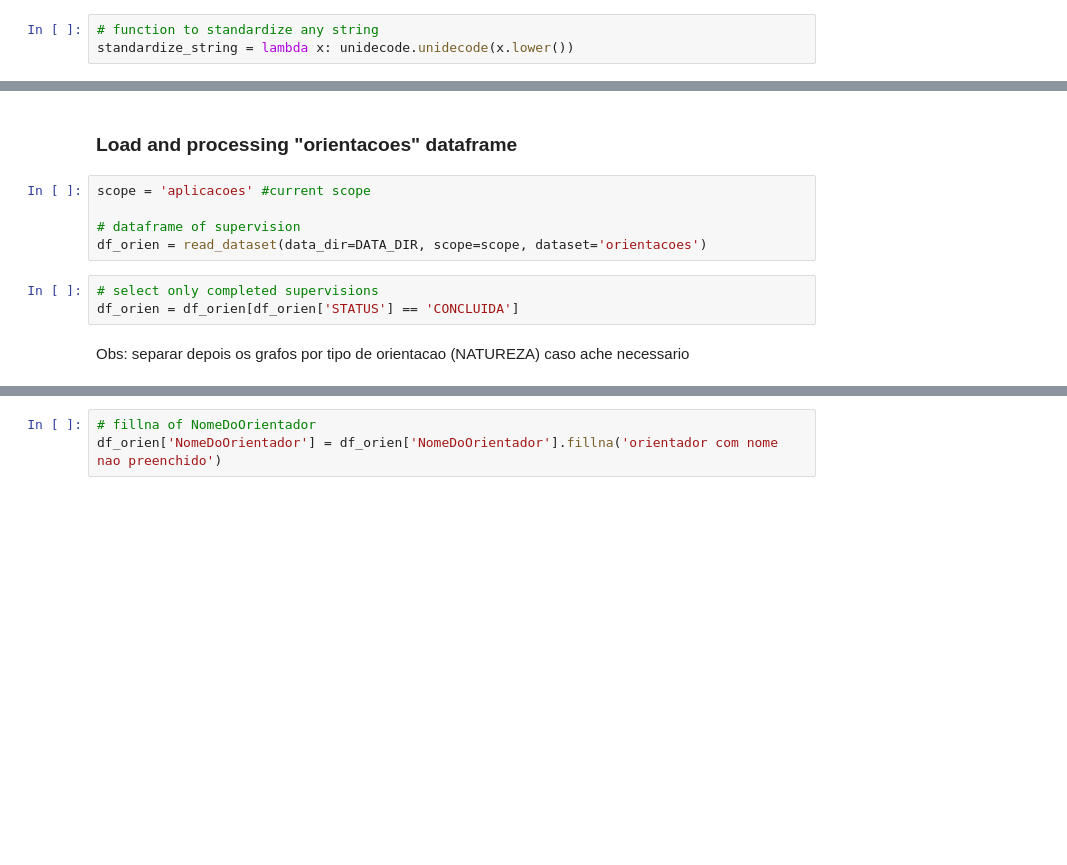
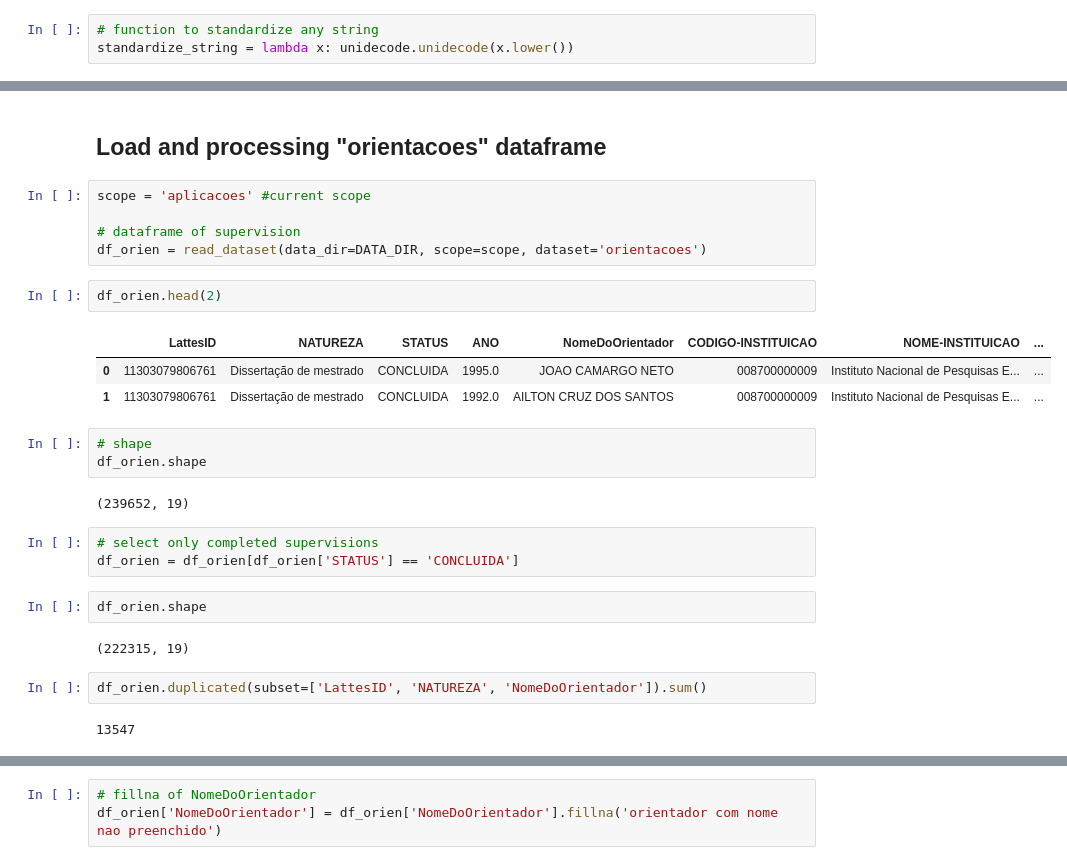
Before and after one commit to yagoprimerano/Network-Analysis-Lattes, a Jupyter notebook: notebooks/3.orientacoes.ipynb, the cells around one changed output, grey strips where cells are left out. Cells and saved outputs as stored; diff of their text form; blank space fills up the shorter version.

```diff
--- a/notebooks/3.orientacoes.ipynb
+++ b/notebooks/3.orientacoes.ipynb
@@ -30,13 +92,30 @@ standardize_string = lambda x: unidecode.unidecode(x.lower())
 # %% [markdown]
-### Load and processing "orientacoes" dataframe
+## Load and processing "orientacoes" dataframe
 # %%
 scope = 'aplicacoes' #current scope
 
 # dataframe of supervision
 df_orien = read_dataset(data_dir=DATA_DIR, scope=scope, dataset='orientacoes')
+# %%
+df_orien.head(2)
+# %% [output]
+|  | LattesID | NATUREZA | STATUS | ANO | NomeDoOrientador | CODIGO-INSTITUICAO | NOME-INSTITUICAO | ... |
+| 0 | 11303079806761 | Dissertação de mestrado | CONCLUIDA | 1995.0 | JOAO CAMARGO NETO | 008700000009 | Instituto Nacional de Pesquisas E... | ... |
+| 1 | 11303079806761 | Dissertação de mestrado | CONCLUIDA | 1992.0 | AILTON CRUZ DOS SANTOS | 008700000009 | Instituto Nacional de Pesquisas E... | ... |
+# %%
+# shape
+df_orien.shape
+# %% [output]
+(239652, 19)
 # %%
 # select only completed supervisions
 df_orien = df_orien[df_orien['STATUS'] == 'CONCLUIDA']
-# %% [markdown]
-Obs: separar depois os grafos por tipo de orientacao (NATUREZA) caso ache necessario
+# %%
+df_orien.shape
+# %% [output]
+(222315, 19)
+# %%
+df_orien.duplicated(subset=['LattesID', 'NATUREZA', 'NomeDoOrientador']).sum()
+# %% [output]
+13547
 # %%
```
Also changed, not shown: parts of 78 cells of this notebook, 9 other files.
